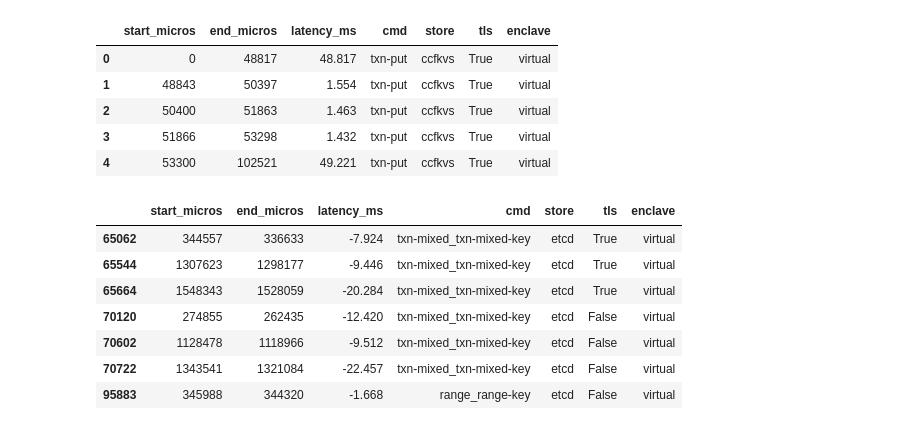
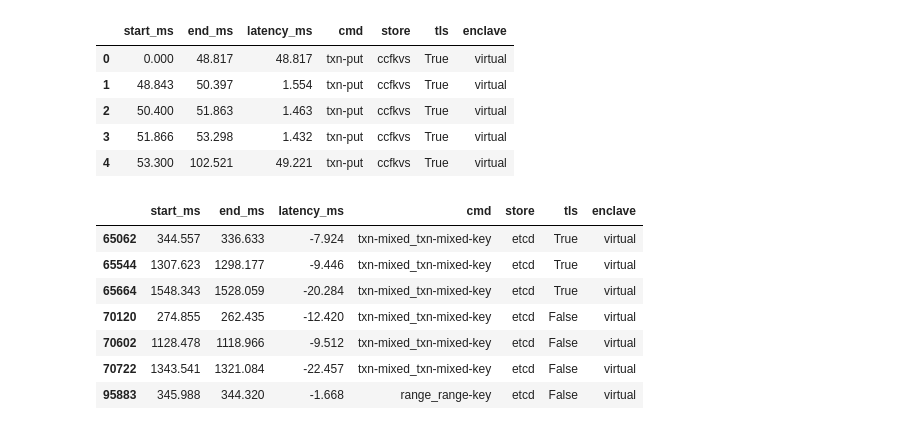
Before and after one commit to microsoft/LSKV, a Jupyter notebook: analysis.ipynb, the cells around one changed output. Cells and saved outputs as stored; diff of their text form; code cells hidden in the pictures.

```diff
--- a/analysis.ipynb
+++ b/analysis.ipynb
@@ -5,49 +5,53 @@ import os
 # %%
 dfs = []
 
 bench_dir = "bench"
 
 for cmd in os.listdir(bench_dir):
     for store_config in os.listdir(os.path.join(bench_dir, cmd)):
         parts = store_config.split("-")
         store = parts[0]
         tls = parts[1] == "tls"
         enclave = parts[2]
 
         file = os.path.join(bench_dir, cmd, store_config, "timings.csv")
         if not os.path.exists(file):
             continue
         df = pd.read_csv(file)
         start = df['start_micros'].min()
         df['start_micros'] -= start
+        df['start_ms'] = df['start_micros'] / 1000
+        df.drop(['start_micros'], axis=1, inplace=True)
         df['end_micros'] -= start
-        df['latency_ms'] = (df['end_micros'] - df['start_micros']) / 1000
+        df['end_ms'] = df['end_micros'] / 1000
+        df.drop(['end_micros'], axis=1, inplace=True)
+        df['latency_ms'] = (df['end_ms'] - df['start_ms'])
         df["cmd"] = cmd
         df["store"] = store
         df["tls"] = tls
         df["enclave"] = enclave
         dfs.append(df)
 
 all_data = pd.concat(dfs, ignore_index=True)
 all_data.head()
 # %% [output]
-|  | start_micros | end_micros | latency_ms | cmd | store | tls | enclave |
-| 0 | 0 | 48817 | 48.817 | txn-put | ccfkvs | True | virtual |
-| 1 | 48843 | 50397 | 1.554 | txn-put | ccfkvs | True | virtual |
-| 2 | 50400 | 51863 | 1.463 | txn-put | ccfkvs | True | virtual |
-| 3 | 51866 | 53298 | 1.432 | txn-put | ccfkvs | True | virtual |
-| 4 | 53300 | 102521 | 49.221 | txn-put | ccfkvs | True | virtual |
+|  | start_ms | end_ms | latency_ms | cmd | store | tls | enclave |
+| 0 | 0.000 | 48.817 | 48.817 | txn-put | ccfkvs | True | virtual |
+| 1 | 48.843 | 50.397 | 1.554 | txn-put | ccfkvs | True | virtual |
+| 2 | 50.400 | 51.863 | 1.463 | txn-put | ccfkvs | True | virtual |
+| 3 | 51.866 | 53.298 | 1.432 | txn-put | ccfkvs | True | virtual |
+| 4 | 53.300 | 102.521 | 49.221 | txn-put | ccfkvs | True | virtual |
 # %%
 all_data[all_data.latency_ms < 0]
 # %% [output]
-|  | start_micros | end_micros | latency_ms | cmd | store | tls | enclave |
-| 65062 | 344557 | 336633 | -7.924 | txn-mixed_txn-mixed-key | etcd | True | virtual |
-| 65544 | 1307623 | 1298177 | -9.446 | txn-mixed_txn-mixed-key | etcd | True | virtual |
-| 65664 | 1548343 | 1528059 | -20.284 | txn-mixed_txn-mixed-key | etcd | True | virtual |
-| 70120 | 274855 | 262435 | -12.420 | txn-mixed_txn-mixed-key | etcd | False | virtual |
-| 70602 | 1128478 | 1118966 | -9.512 | txn-mixed_txn-mixed-key | etcd | False | virtual |
-| 70722 | 1343541 | 1321084 | -22.457 | txn-mixed_txn-mixed-key | etcd | False | virtual |
-| 95883 | 345988 | 344320 | -1.668 | range_range-key | etcd | False | virtual |
+|  | start_ms | end_ms | latency_ms | cmd | store | tls | enclave |
+| 65062 | 344.557 | 336.633 | -7.924 | txn-mixed_txn-mixed-key | etcd | True | virtual |
+| 65544 | 1307.623 | 1298.177 | -9.446 | txn-mixed_txn-mixed-key | etcd | True | virtual |
+| 65664 | 1548.343 | 1528.059 | -20.284 | txn-mixed_txn-mixed-key | etcd | True | virtual |
+| 70120 | 274.855 | 262.435 | -12.420 | txn-mixed_txn-mixed-key | etcd | False | virtual |
+| 70602 | 1128.478 | 1118.966 | -9.512 | txn-mixed_txn-mixed-key | etcd | False | virtual |
+| 70722 | 1343.541 | 1321.084 | -22.457 | txn-mixed_txn-mixed-key | etcd | False | virtual |
+| 95883 | 345.988 | 344.320 | -1.668 | range_range-key | etcd | False | virtual |
 # %%
 all_data = all_data[all_data.latency_ms >= 0]
 # %%
```
Also changed, not shown: parts of 4 cells of this notebook.
